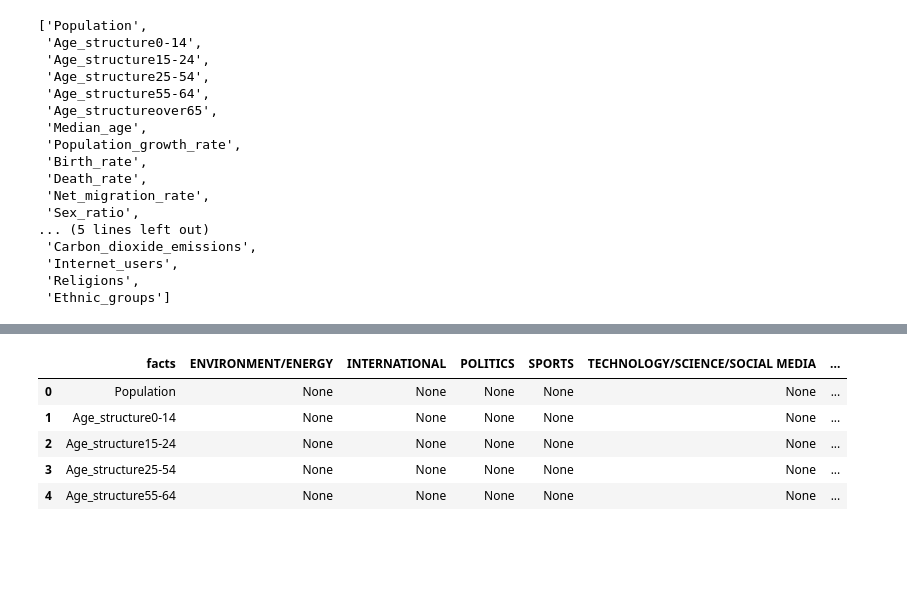
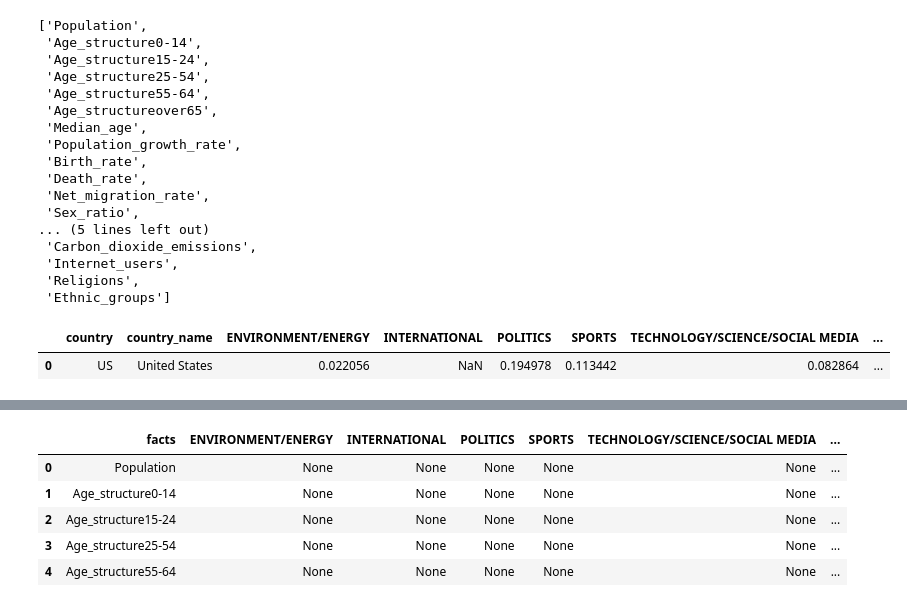
Before and after one commit to camligorkem/ADA_2018_Project, a Jupyter notebook: Notebooks/Data_Analysis.ipynb, the cells around one changed output, grey strips where cells are left out. Saved outputs shown, nothing was run; the diff lists cells and outputs as text; code cells hidden in the pictures; blank space fills up the shorter version.

```diff
--- a/Notebooks/Data_Analysis.ipynb
+++ b/Notebooks/Data_Analysis.ipynb
@@ -163,0 +170,5 @@ fact_columns
+# %%
+topic_distribution[topic_distribution['country']=='US']
+# %% [output]
+|  | country | country_name | ENVIRONMENT/ENERGY | INTERNATIONAL | POLITICS | SPORTS | TECHNOLOGY/SCIENCE/SOCIAL MEDIA | ... |
+| 0 | US | United States | 0.022056 | NaN | 0.194978 | 0.113442 | 0.082864 | ... |
```
Also changed, not shown: parts of 20 cells of this notebook, 11 other files.
